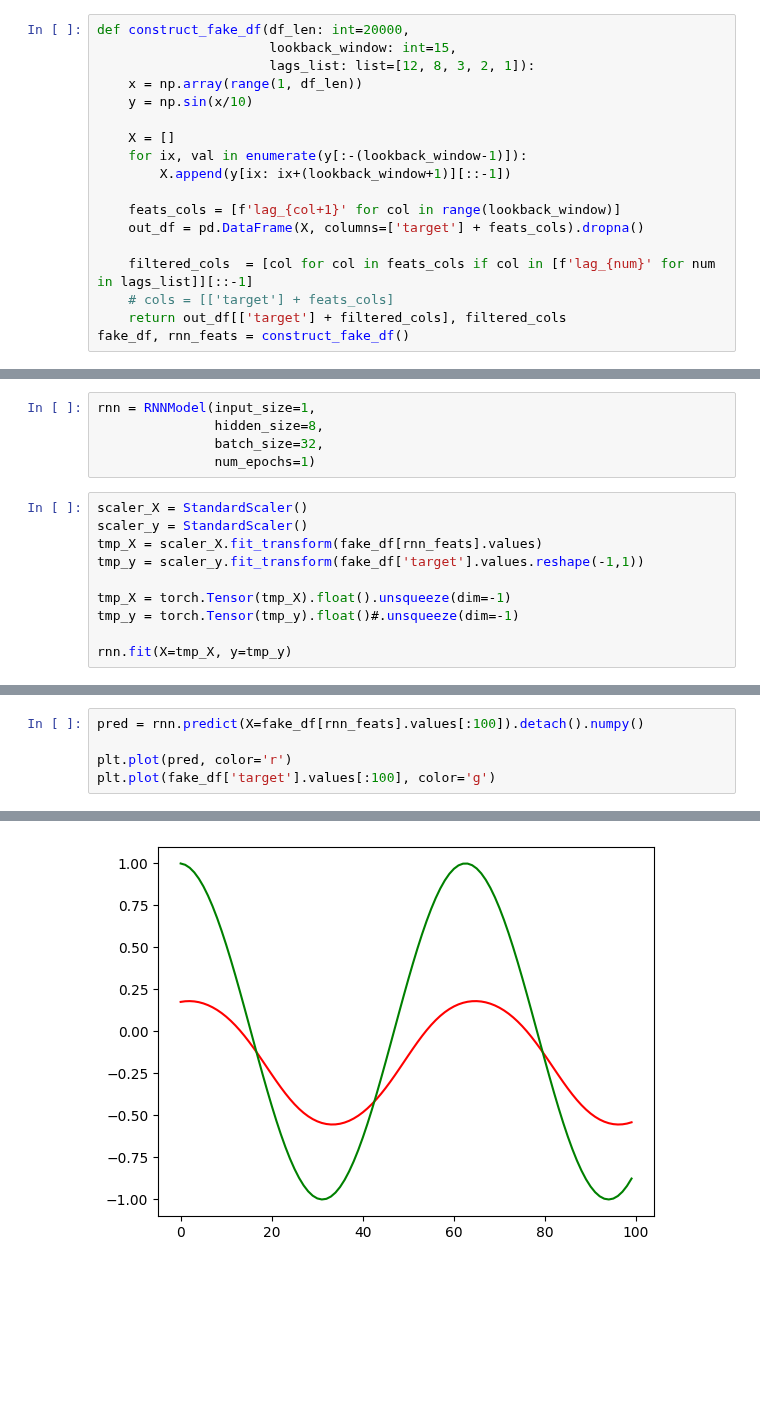
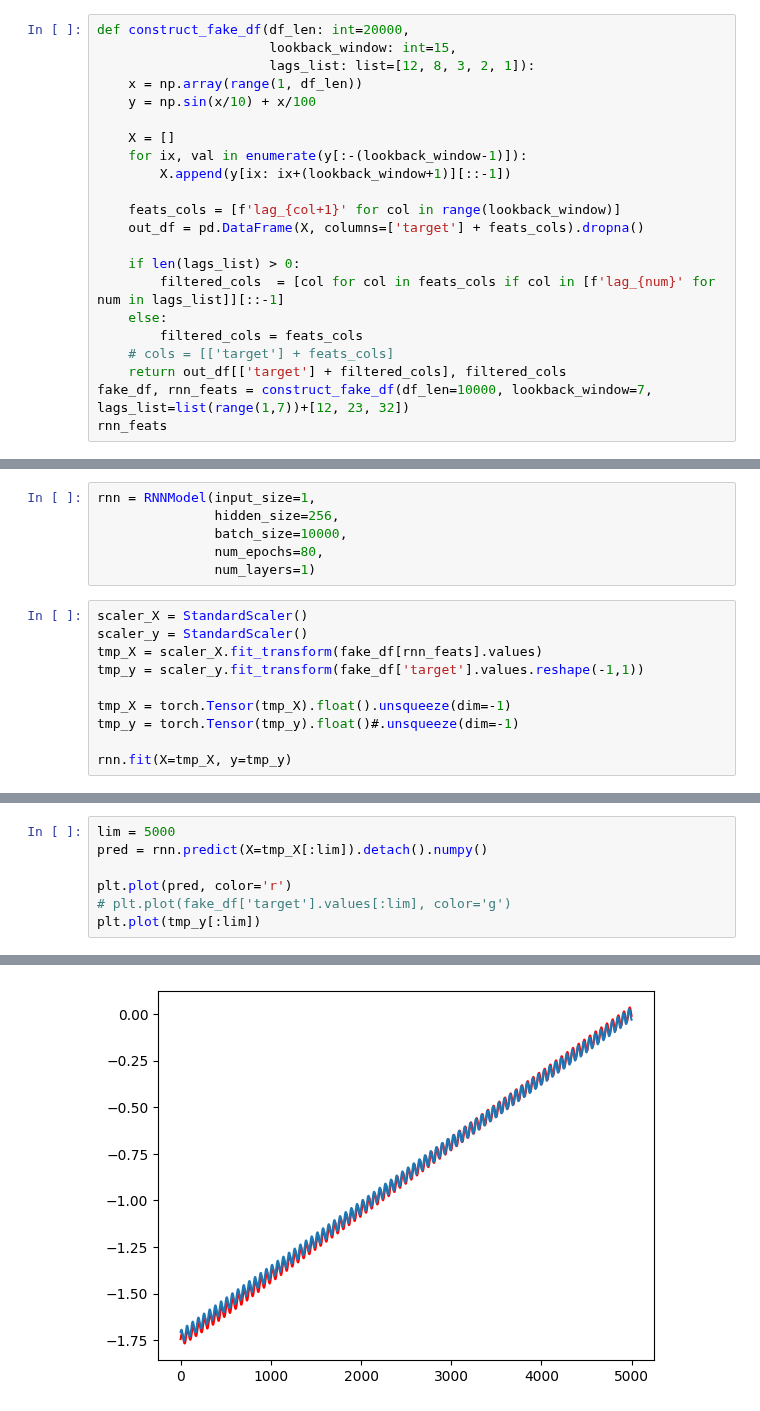
Before and after one commit to igor-cheb/retail_sales_prediction, a Jupyter notebook: modelling.ipynb, the cells around one changed output, grey strips where cells are left out. Cells and saved outputs as stored; diff of their text form; blank space fills up the shorter version.

```diff
--- a/modelling.ipynb
+++ b/modelling.ipynb
@@ -462,7 +471,7 @@ def construct_fake_df(df_len: int=20000,
                       lookback_window: int=15,
                       lags_list: list=[12, 8, 3, 2, 1]):
     x = np.array(range(1, df_len))
-    y = np.sin(x/10)
+    y = np.sin(x/10) + x/100
 
     X = []
     for ix, val in enumerate(y[:-(lookback_window-1)]):
@@ -471,7 +480,11 @@ def construct_fake_df(df_len: int=20000,
     feats_cols = [f'lag_{col+1}' for col in range(lookback_window)]
     out_df = pd.DataFrame(X, columns=['target'] + feats_cols).dropna()
 
-    filtered_cols  = [col for col in feats_cols if col in [f'lag_{num}' for num in lags_list]][::-1]
+    if len(lags_list) > 0:
+        filtered_cols  = [col for col in feats_cols if col in [f'lag_{num}' for num in lags_list]][::-1]
+    else:
+        filtered_cols = feats_cols
     # cols = [['target'] + feats_cols]
     return out_df[['target'] + filtered_cols], filtered_cols
-fake_df, rnn_feats = construct_fake_df()
+fake_df, rnn_feats = construct_fake_df(df_len=10000, lookback_window=7, lags_list=list(range(1,7))+[12, 23, 32])
+rnn_feats
@@ -494,8 +493,9 @@ fake_df
 # %%
 rnn = RNNModel(input_size=1,
-               hidden_size=8,
-               batch_size=32,
-               num_epochs=1)
+               hidden_size=256,
+               batch_size=10000,
+               num_epochs=80,
+               num_layers=1)
 # %%
 scaler_X = StandardScaler()
 scaler_y = StandardScaler()
@@ -517,6 +517,8 @@ plt.plot(smoothed_losses)
 # %%
-pred = rnn.predict(X=fake_df[rnn_feats].values[:100]).detach().numpy()
+lim = 5000
+pred = rnn.predict(X=tmp_X[:lim]).detach().numpy()
 
 plt.plot(pred, color='r')
-plt.plot(fake_df['target'].values[:100], color='g')
+# plt.plot(fake_df['target'].values[:lim], color='g')
+plt.plot(tmp_y[:lim])
 # %% [output]
@@ -524,2 +526,2 @@ plt.plot(fake_df['target'].values[:100], color='g')
 [<matplotlib.lines.Line2D at 0x...>]
-[figure, old version]
+[figure, new version]
```
Also changed, not shown: parts of 9 cells of this notebook.
